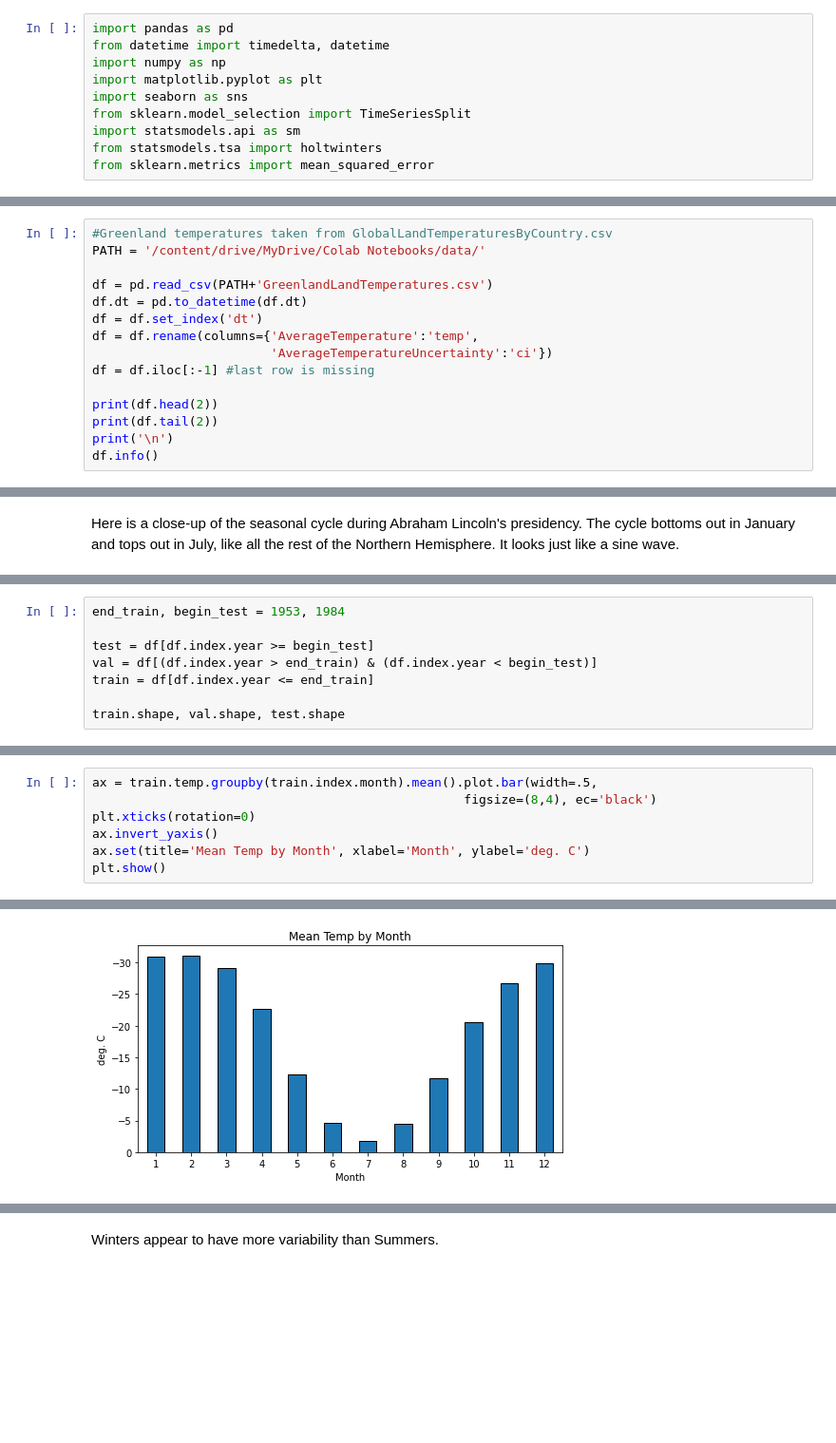
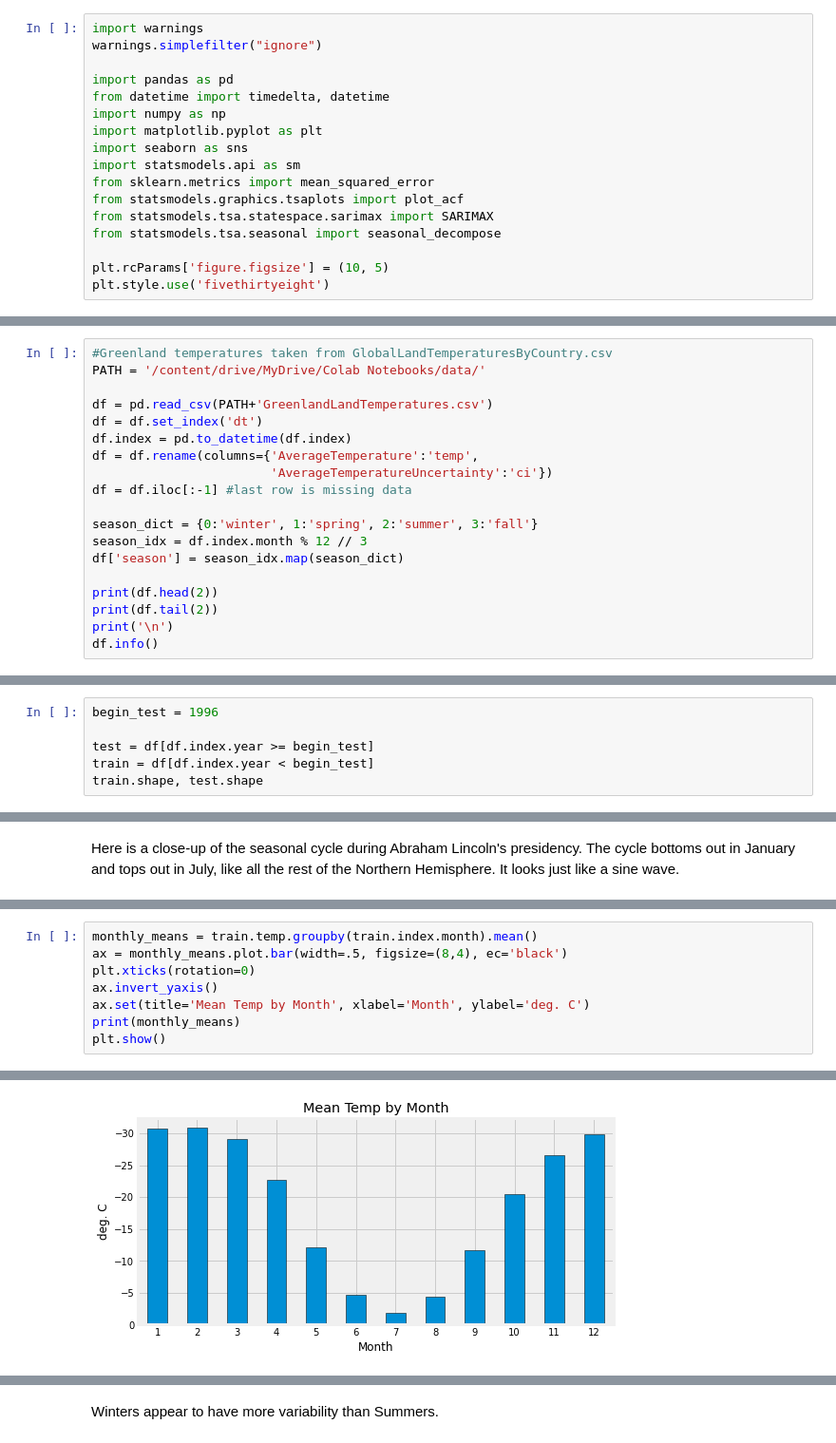
Before and after one commit to konstanzer/time-series, a Jupyter notebook: greenland.ipynb, the cells around one changed output, grey strips where cells are left out. Shown: that part at 95% size. Saved outputs shown, nothing was run; the diff lists cells and outputs as text; blank space fills up the shorter version.

```diff
--- a/greenland.ipynb
+++ b/greenland.ipynb
@@ -14,13 +35,20 @@ The raw data, without transformations, comes from the [Berkeley Earth data page]
 # %%
+import warnings
+warnings.simplefilter("ignore")
+
 import pandas as pd
 from datetime import timedelta, datetime
 import numpy as np
 import matplotlib.pyplot as plt
 import seaborn as sns
-from sklearn.model_selection import TimeSeriesSplit
 import statsmodels.api as sm
-from statsmodels.tsa import holtwinters
 from sklearn.metrics import mean_squared_error
+from statsmodels.graphics.tsaplots import plot_acf
+from statsmodels.tsa.statespace.sarimax import SARIMAX
+from statsmodels.tsa.seasonal import seasonal_decompose
+
+plt.rcParams['figure.figsize'] = (10, 5)
+plt.style.use('fivethirtyeight')
 # %% [markdown]
 ##Data dictionary
 
@@ -31,11 +59,15 @@ from sklearn.metrics import mean_squared_error
 PATH = '/content/drive/MyDrive/Colab Notebooks/data/'
 
 df = pd.read_csv(PATH+'GreenlandLandTemperatures.csv')
-df.dt = pd.to_datetime(df.dt)
 df = df.set_index('dt')
+df.index = pd.to_datetime(df.index)
 df = df.rename(columns={'AverageTemperature':'temp',
                         'AverageTemperatureUncertainty':'ci'})
-df = df.iloc[:-1] #last row is missing
+df = df.iloc[:-1] #last row is missing data
+
+season_dict = {0:'winter', 1:'spring', 2:'summer', 3:'fall'}
+season_idx = df.index.month % 12 // 3
+df['season'] = season_idx.map(season_dict)
 
 print(df.head(2))
 print(df.tail(2))
@@ -92,0 +124,6 @@ plt.show()
+# %%
+begin_test = 1996
+
+test = df[df.index.year >= begin_test]
+train = df[df.index.year < begin_test]
+train.shape, test.shape
@@ -103,8 +138,0 @@ Train 1823-1953 / Validate 1954-1983 / Test 1984-2013
-# %%
-end_train, begin_test = 1953, 1984
-
-test = df[df.index.year >= begin_test]
-val = df[(df.index.year > end_train) & (df.index.year < begin_test)]
-train = df[df.index.year <= end_train]
-
-train.shape, val.shape, test.shape
@@ -126,9 +152,10 @@ train.describe()
 | max | 0.233000 | 8.425000 |
 # %%
-ax = train.temp.groupby(train.index.month).mean().plot.bar(width=.5,
-                                                  figsize=(8,4), ec='black')
+monthly_means = train.temp.groupby(train.index.month).mean()
+ax = monthly_means.plot.bar(width=.5, figsize=(8,4), ec='black')
 plt.xticks(rotation=0)
 ax.invert_yaxis()
 ax.set(title='Mean Temp by Month', xlabel='Month', ylabel='deg. C')
+print(monthly_means)
 plt.show()
 # %% [output]
@@ -135,2 +176,2 @@ plt.show()
-[figure, old version]
+[figure, new version]
 # %% [markdown]
```
Also changed, not shown: parts of 49 cells of this notebook.
